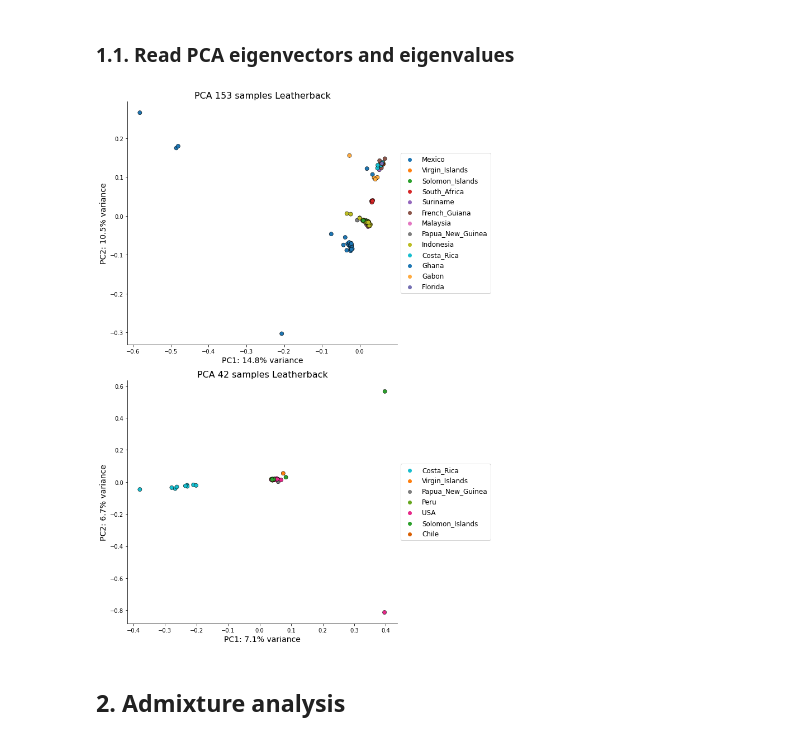
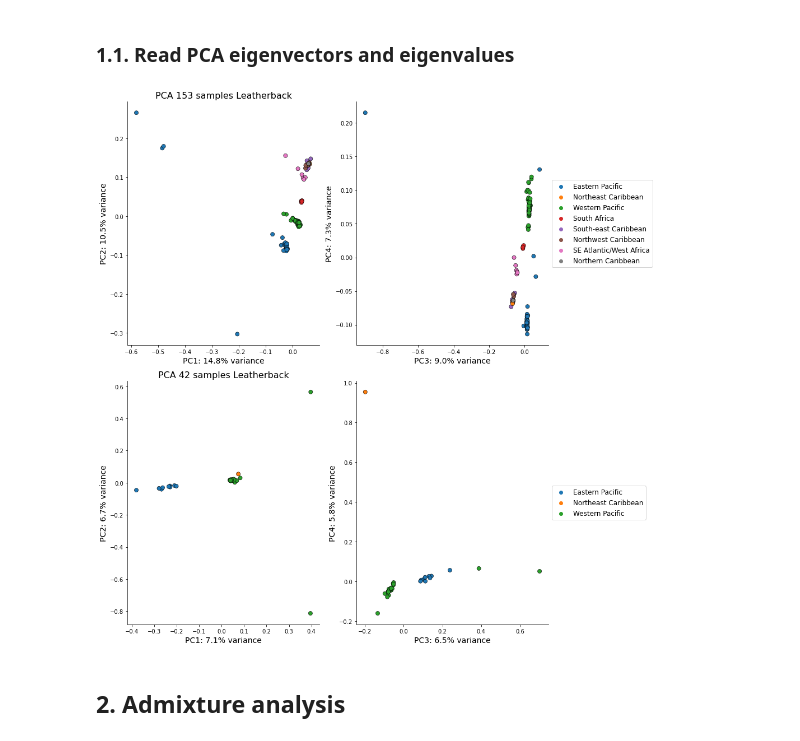
Before and after one commit to osipovarev/Leatherback_popgen, a Jupyter notebook: population_structure_analysis.ipynb, the cells around one changed output. Drawn from its saved outputs; the diff is of its cells as text; code cells hidden in the pictures.

Commit message:
backed up changes from Tue Feb 18 11:45:53 EST 2025 in the project /Users/osipova/Documents/LabDocs/Leatherback_popgen

```diff
--- a/population_structure_analysis.ipynb
+++ b/population_structure_analysis.ipynb
@@ -17,9 +17,10 @@ matplotlib.rcParams['ps.fonttype'] = 42
 # %%
 def read_samples_info(dir_path, file_name):
     file_data = glob(dir_path + file_name)[0]
-    INFO = pd.read_csv(file_data, sep='\t')[['Sample_ID', 'country', 'year', 'post_dupe_depth']]
+    INFO = pd.read_csv(file_data, sep='\t')[['Sample_ID', 'country', 'year', 'post_dupe_depth', 'RMU']]
     INFO.rename(columns={'Sample_ID':'sample',
                          'country':'country',
+                         'RMU': 'RMU',
                          'year':'year',
                          'post_dupe_depth':'depth'}, inplace=True)
     return INFO
@@ -56,47 +57,54 @@ dir_path = '/Users/osipova/Documents/LabDocs/Leatherback_popgen/'
 # country_palette = sns.color_palette("bright", len(countries_order))
 # country_palette_dict = dict(zip(countries_order, country_palette))
 
+# color_by = 'country'
+color_by = 'RMU'
 
-fig, axes = plt.subplots(2, 1, figsize=(10, 14))
+fig, axes = plt.subplots(2, 2, figsize=(14, 14))
 
 for i, derCor in enumerate(['153', '42']):
     ## Read location info
     file_name_info = f'dc_{derCor}_samples_info.tsv'
     INFO = read_samples_info(dir_path, file_name_info)
 
     ## Read eigenvectors
     file_name_eigenvec = f'PCA/pca.ld_pruned_0.2.derCor_{derCor}.eigenvec'
     file_data = glob(dir_path + file_name_eigenvec)[0]
     df = pd.read_csv(file_data, sep=' ', header=None)
 
     ## Assign column names
     df = df.iloc[:, 1:]
     num_pcs = df.shape[1]
     column_names = ['sample'] + [f'PC{i}' for i in range(1, num_pcs)]
     df.columns = column_names
 
     ## Assign location to each sample
     df_all = pd.merge(df, INFO, on='sample')
 
     ## Read eigenvalues
     file_name_eigenval = f'PCA/pca.ld_pruned_0.2.derCor_{derCor}.eigenval'
     eigenval = [float(l.strip()) for l in open(dir_path + file_name_eigenval, 'r')]
     variance = [l / sum(eigenval) * 100 for l in eigenval]
 
-    ## Plot
-    ax = axes[i]
-    sns.scatterplot(ax=ax, data=df_all, x='PC1', y='PC2', hue='country',
-                    palette=country_palette_dict, s=50, edgecolor='k')
+    for j in range(2):
+        ## Plot PCx vs PCy
+        ax = axes[i][j]
+        sns.scatterplot(ax=ax, data=df_all, x=f'PC{2*j+1}', y=f'PC{2*j+2}', hue=color_by, s=50, edgecolor='k')
 
-    ax.set_xlabel(f'PC1: {variance[0]:.1f}% variance', fontsize=14)
-    ax.set_ylabel(f'PC2: {variance[1]:.1f}% variance', fontsize=14)
-    ax.set_title(f"PCA {derCor} samples Leatherback", fontsize=16)
-    ax.legend(loc="center left", bbox_to_anchor=(1, 0.5), fontsize=12)
+
+        ax.set_xlabel(f'PC{2*j+1}: {variance[2*j]:.1f}% variance', fontsize=14)
+        ax.set_ylabel(f'PC{2*j+2}: {variance[2*j+1]:.1f}% variance', fontsize=14)
+
+        if j > 0:
+            ax.legend(loc="center left", bbox_to_anchor=(1, 0.5), fontsize=12)
+        else:
+            ax.set_title(f"PCA {derCor} samples Leatherback", fontsize=16)
+            ax.get_legend().remove()
 
 sns.despine(fig=None, ax=None, left=False, bottom=False, offset=None, trim=False)
 fig.tight_layout()
 # %% [output]
-[figure, old version]
+[figure, new version]
 # %% [markdown]
 ## 2. Admixture analysis
 # %%
```
